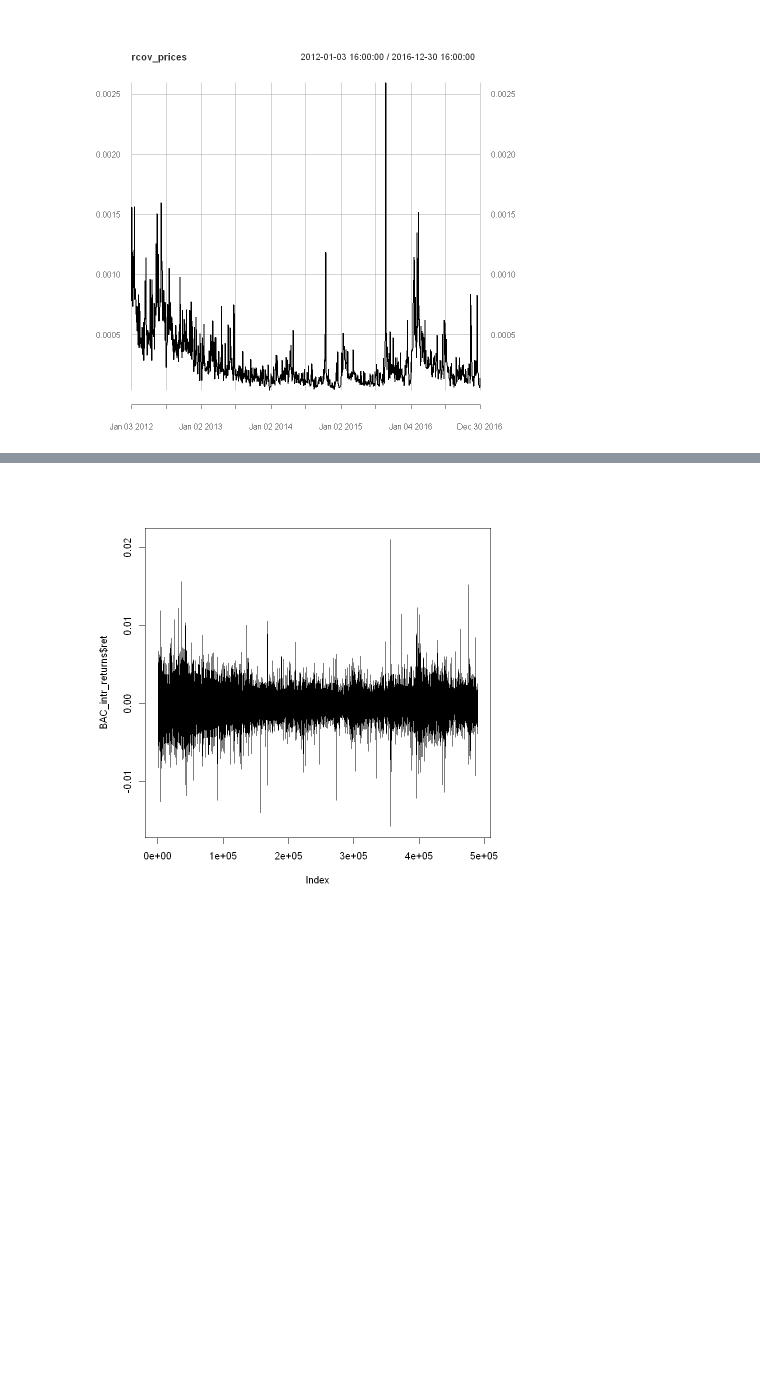
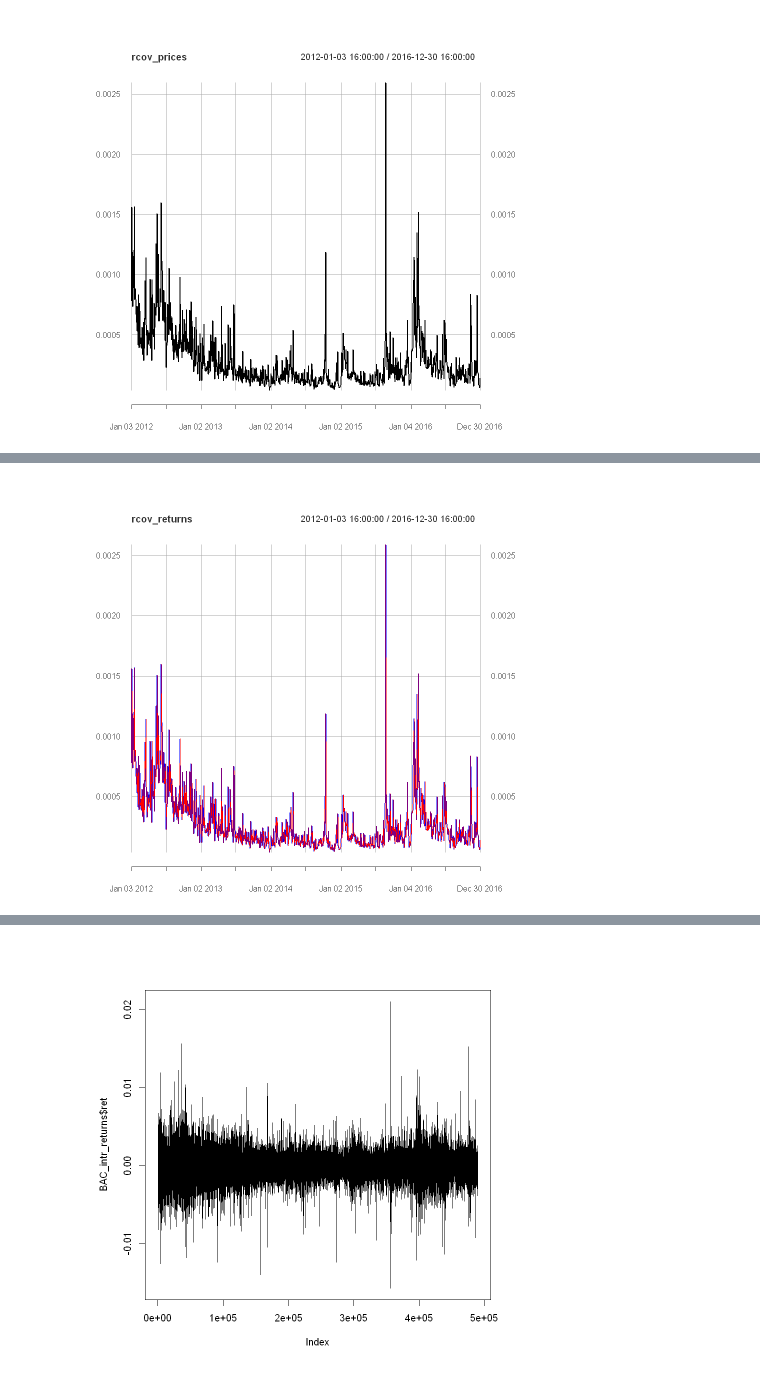
Before and after one commit to JanK0095/Financial-Econometrics-Course-Projects, a Jupyter notebook: HW3/FE1_HW3_Kubal_Mattanelli.ipynb, the cells around one changed output, grey strips where cells are left out. Cells and saved outputs as stored; diff of their text form; code cells hidden in the pictures; blank space fills up the shorter version.

```diff
--- a/HW3/FE1_HW3_Kubal_Mattanelli.ipynb
+++ b/HW3/FE1_HW3_Kubal_Mattanelli.ipynb
@@ -232,0 +237,5 @@ plot(rcov_returns) #<- it has probably problem with NAs
+# %%
+plot <- plot(rcov_returns, col = "blue")
+lines(rcov_prices, col= "red") # they seem to be almost the same, let's take a look at summary and differences
+# %% [output]
+[figure, added]
```
Also changed, not shown: parts of 21 cells of this notebook.
